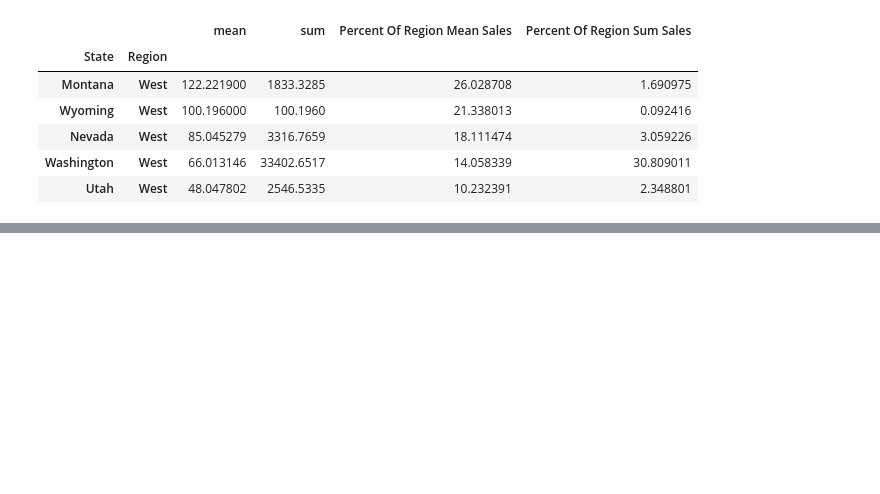
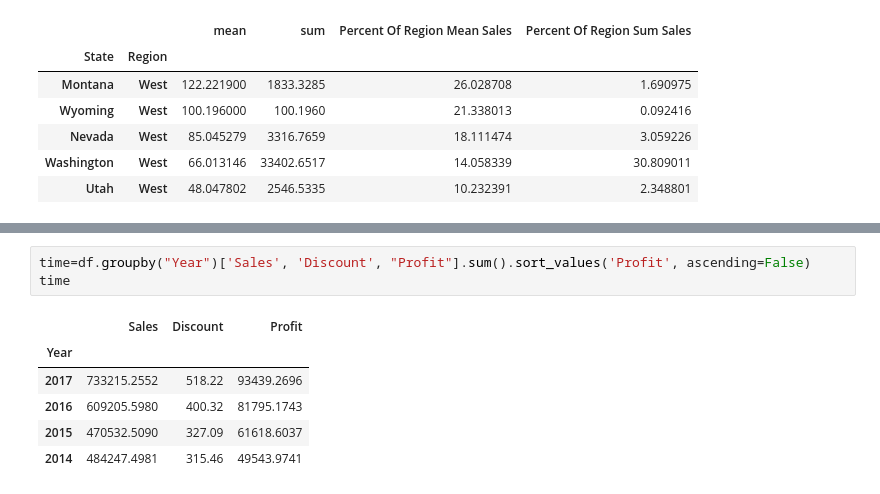
Before and after one commit to goatgirl86/ACT_Superstores, a Jupyter notebook: Superstore.ipynb, the cells around one changed output, grey strips where cells are left out. Drawn from its saved outputs; the diff is of its cells as text; blank space fills up the shorter version.

```diff
--- a/Superstore.ipynb
+++ b/Superstore.ipynb
@@ -241,0 +368,10 @@ state_mean2.head(5)
+# %%
+time=df.groupby("Year")['Sales', 'Discount', "Profit"].sum().sort_values('Profit', ascending=False)
+time
+# %% [output]
+|  | Sales | Discount | Profit |
+| Year |  |  |  |
+| 2017 | 733215.2552 | 518.22 | 93439.2696 |
+| 2016 | 609205.5980 | 400.32 | 81795.1743 |
+| 2015 | 470532.5090 | 327.09 | 61618.6037 |
+| 2014 | 484247.4981 | 315.46 | 49543.9741 |
```
Also changed, not shown: parts of 28 cells of this notebook.
